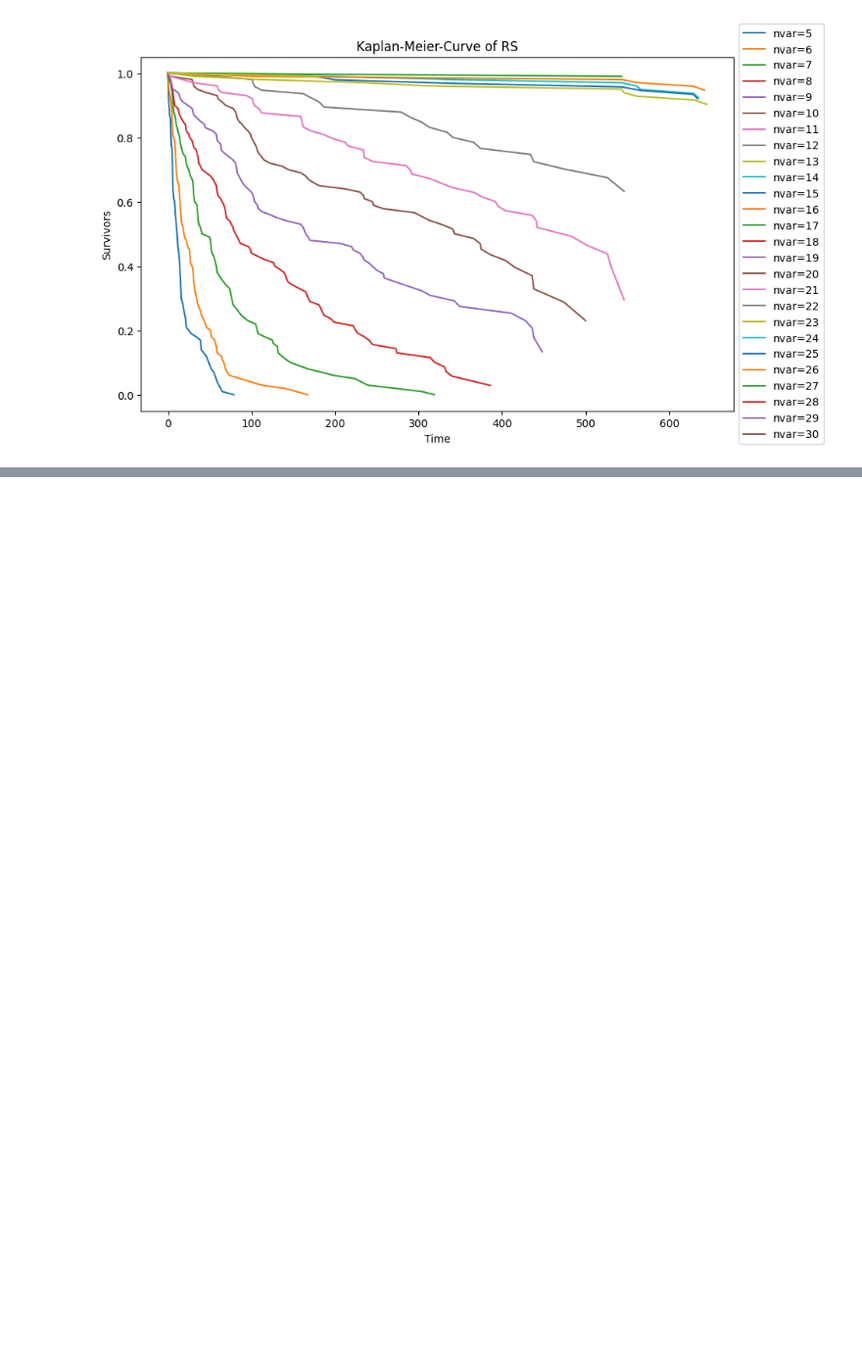
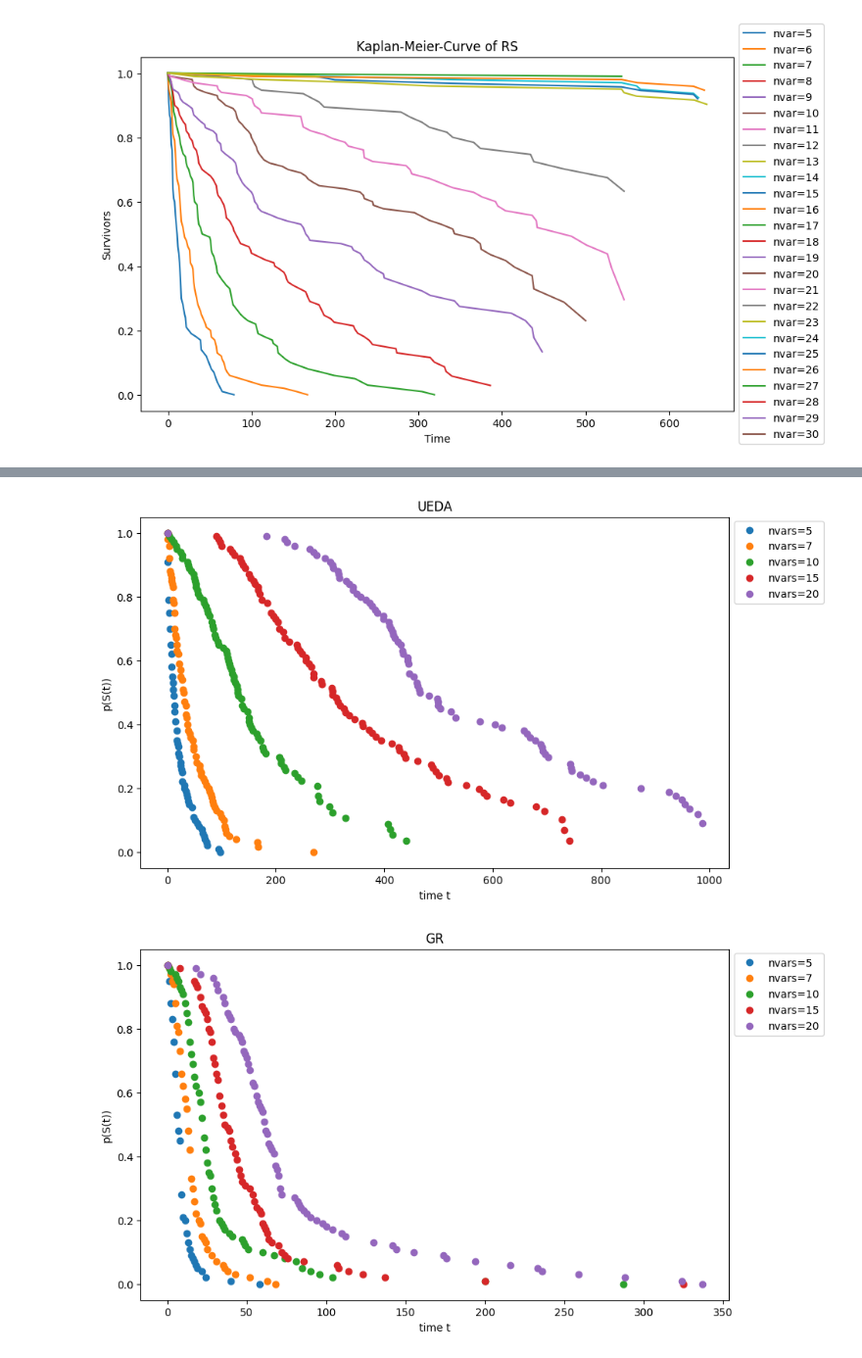
Before and after one commit to denizterzioglu/sabbo, a Jupyter notebook: ANotebook.ipynb, the cells around one changed output, grey strips where cells are left out. Shown at 98% size. Drawn from its saved outputs; the diff is of its cells as text; code cells hidden in the pictures; blank space fills up the shorter version.

```diff
--- a/ANotebook.ipynb
+++ b/ANotebook.ipynb
@@ -201,0 +225,3 @@ UEDADf = pd.DataFrame()
+# %%
+MNQDf = makeMNQDf(10, "UEDA", slots=False)
+MNQDf
@@ -201,0 +339,2 @@ UEDADf = pd.DataFrame()
+# %%
+MNQDf = MNQDf.drop(columns="Smoother")
@@ -201,0 +362,28 @@ UEDADf = pd.DataFrame()
+# %%
+# Hand over array with numbers for each alg
+# @Dependency: depends on MakeMNQDf
+def plotMaker(arrayo, alg, slots):
+    MNQDfDict = dict()
+    plt.figure(figsize=(10, 6))
+    for nvar in arrayo:
+        MNQDf = makeMNQDf(nvar, alg, slots)
+        name = f'MNQDf{nvar}{alg}'
+        MNQDfDict[name]=MNQDf
+        plt.plot(MNQDf.index, MNQDf["p(S(t))"], marker="o", linestyle="None", label=f'nvars={nvar}')
+
+    plt.title(alg)
+    plt.xlabel('time t')
+    plt.ylabel('p(S(t))')
+    plt.grid(False)
+    plt.legend(loc='center left', bbox_to_anchor=(1, 0.87))
+    plt.show()
+
+    return MNQDfDict
+
+nvars=[5, 7, 10, 15, 20]
+UEDADict = plotMaker(nvars, "UEDA", True)
+GRDict = plotMaker(nvars, "GR", True)
+RSDict = plotMaker(nvars, "RS", True)
+# %% [output]
+[figure, added]
+[figure, added]
```
Also changed, not shown: parts of 19 cells of this notebook.
